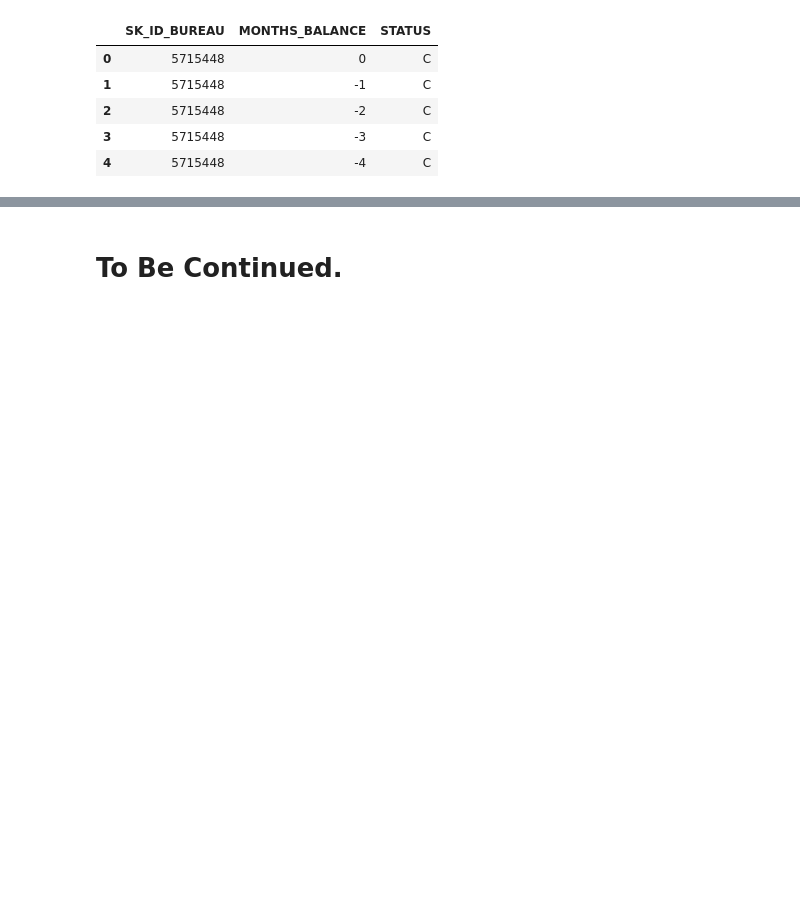
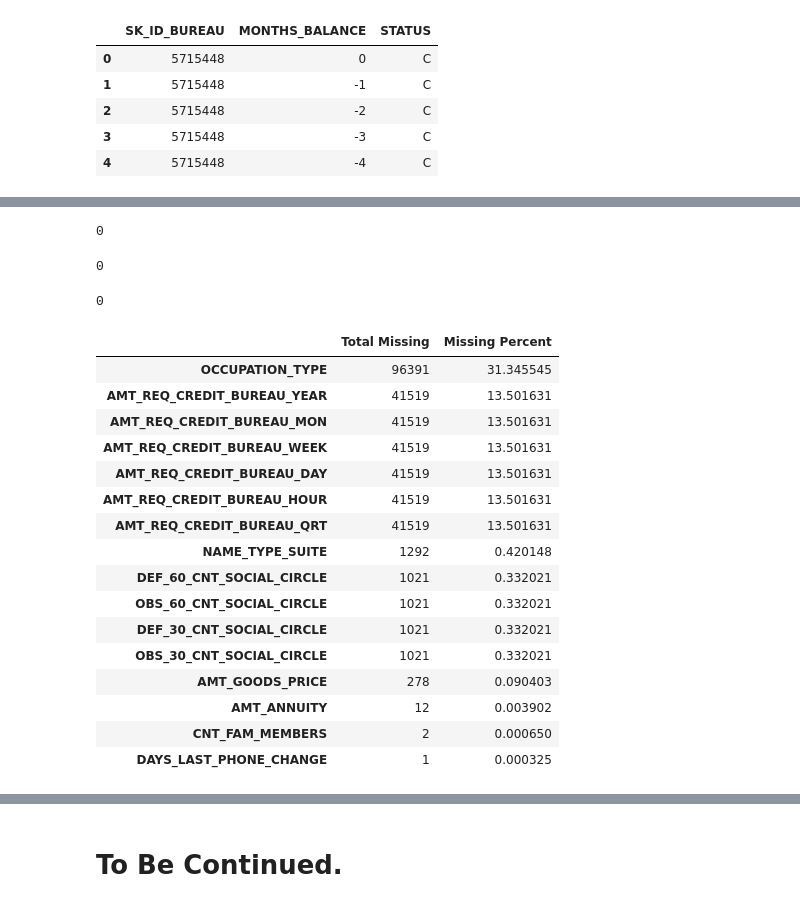
Before and after one commit to terrancexia/Home-Credit-Default-Risk-, a Jupyter notebook: Home Credit Default Risk.ipynb, the cells around one changed output, grey strips where cells are left out. Cells and saved outputs as stored; diff of their text form; code cells hidden in the pictures; blank space fills up the shorter version.

```diff
--- a/Home Credit Default Risk.ipynb
+++ b/Home Credit Default Risk.ipynb
@@ -129,0 +343,51 @@ ins_pmt.head()
+# %%
+# Fill NA for Ext_source_1 with mean
+ext_source_fill = app_train1['EXT_SOURCE_1'].fillna(app_train1['EXT_SOURCE_1'].mean(), axis=0)
+app_train1['EXT_SOURCE_1']=ext_source_fill
+
+#sanity check
+app_train1['EXT_SOURCE_1'].isnull().sum()
+# %% [output]
+0
+# %%
+# Fill NA for EXT_source_2 with median
+ext_source_2_fill = app_train1['EXT_SOURCE_2'].fillna(app_train1['EXT_SOURCE_2'].median(), axis=0)
+app_train1['EXT_SOURCE_2']= ext_source_2_fill
+
+#Sanity check
+app_train1['EXT_SOURCE_2'].isnull().sum()
+# %% [output]
+0
+# %%
+# Fill NA for EXT_source_2 with median
+ext_source_3_fill = app_train1['EXT_SOURCE_3'].fillna(app_train1['EXT_SOURCE_3'].median(), axis=0)
+app_train1['EXT_SOURCE_3']= ext_source_3_fill
+
+#Sanity check
+app_train1['EXT_SOURCE_3'].isnull().sum()
+# %% [output]
+0
+# %%
+#recheck the missing data summary
+total_miss1 = app_train1.isnull().sum().sort_values(ascending=False)
+miss_percent1 = (app_train1.isnull().sum()/app_train1.isnull().count()*100).sort_values(ascending=False)
+miss_summ1 = pd.concat([total_miss1, miss_percent1], axis=1, keys=['Total Missing','Missing Percent'])
+miss_summ1[miss_summ1['Missing Percent']>0]
+# %% [output]
+|  | Total Missing | Missing Percent |
+| OCCUPATION_TYPE | 96391 | 31.345545 |
+| AMT_REQ_CREDIT_BUREAU_YEAR | 41519 | 13.501631 |
+| AMT_REQ_CREDIT_BUREAU_MON | 41519 | 13.501631 |
+| AMT_REQ_CREDIT_BUREAU_WEEK | 41519 | 13.501631 |
+| AMT_REQ_CREDIT_BUREAU_DAY | 41519 | 13.501631 |
+| AMT_REQ_CREDIT_BUREAU_HOUR | 41519 | 13.501631 |
+| AMT_REQ_CREDIT_BUREAU_QRT | 41519 | 13.501631 |
+| NAME_TYPE_SUITE | 1292 | 0.420148 |
+| DEF_60_CNT_SOCIAL_CIRCLE | 1021 | 0.332021 |
+| OBS_60_CNT_SOCIAL_CIRCLE | 1021 | 0.332021 |
+| DEF_30_CNT_SOCIAL_CIRCLE | 1021 | 0.332021 |
+| OBS_30_CNT_SOCIAL_CIRCLE | 1021 | 0.332021 |
+| AMT_GOODS_PRICE | 278 | 0.090403 |
+| AMT_ANNUITY | 12 | 0.003902 |
+| CNT_FAM_MEMBERS | 2 | 0.000650 |
+| DAYS_LAST_PHONE_CHANGE | 1 | 0.000325 |
```
Also changed, not shown: parts of 20 cells of this notebook.
